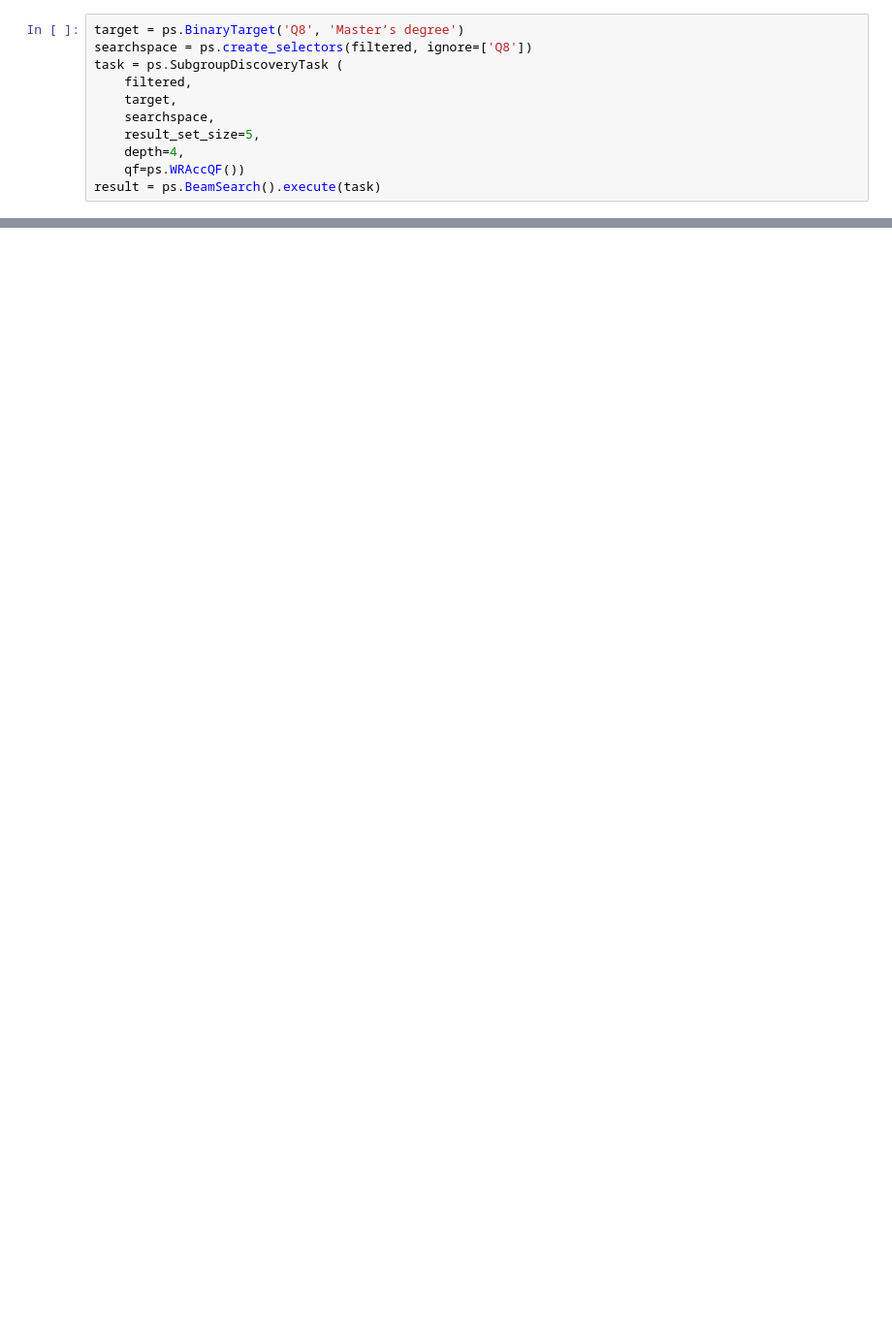
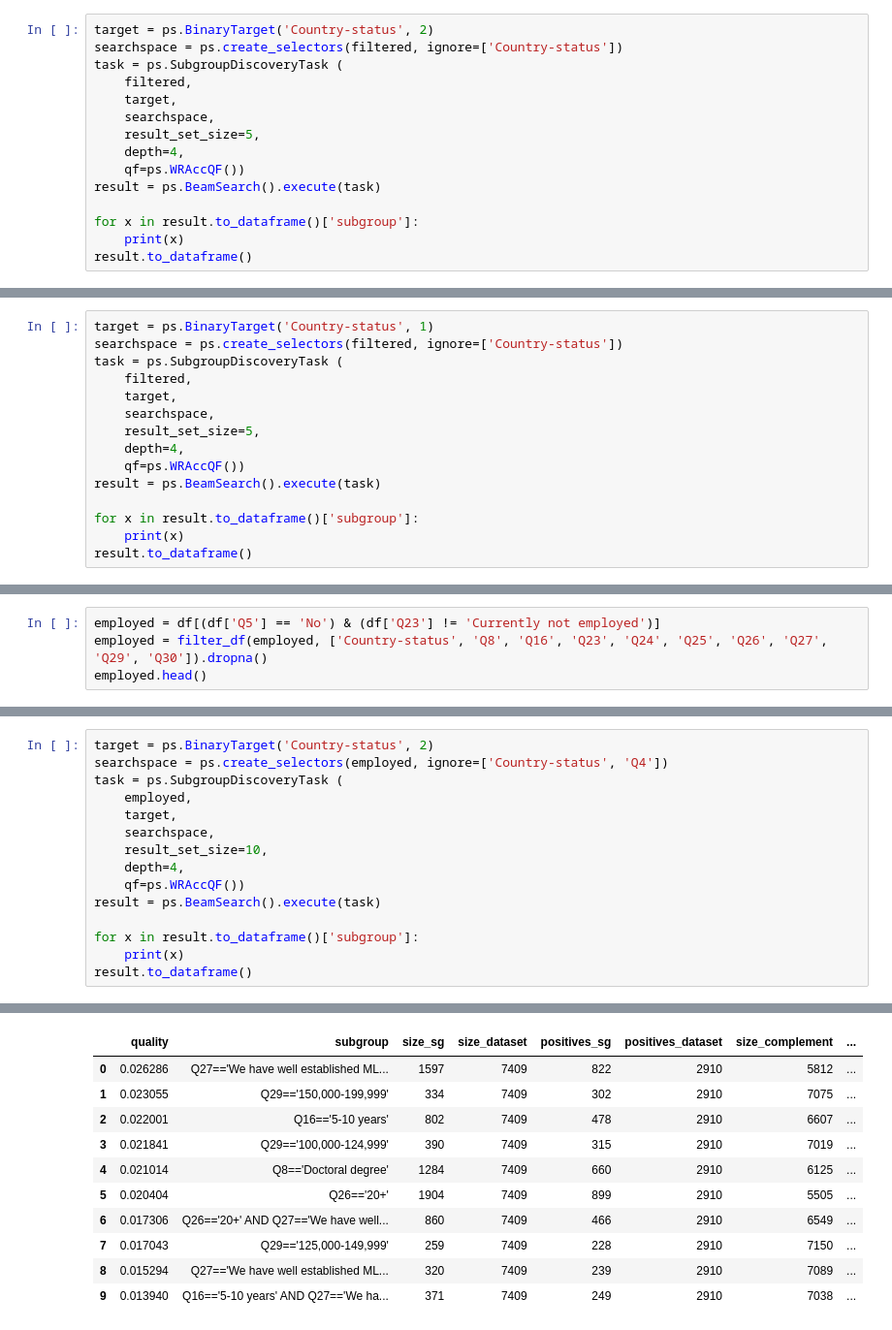
Before and after one commit to vlcfaria/kaggle-datamine, a Jupyter notebook: analysis.ipynb, the cells around one changed output, grey strips where cells are left out. Shown: that part at 97% size. Drawn from its saved outputs; the diff is of its cells as text; blank space fills up the shorter version.

```diff
--- a/analysis.ipynb
+++ b/analysis.ipynb
@@ -38,6 +84,6 @@ filtered.head()
 # %%
-target = ps.BinaryTarget('Q8', 'Master’s degree')
-searchspace = ps.create_selectors(filtered, ignore=['Q8'])
+target = ps.BinaryTarget('Country-status', 2)
+searchspace = ps.create_selectors(filtered, ignore=['Country-status'])
 task = ps.SubgroupDiscoveryTask (
     filtered,
     target,
@@ -46,3 +92,7 @@ task = ps.SubgroupDiscoveryTask (
     depth=4,
     qf=ps.WRAccQF())
 result = ps.BeamSearch().execute(task)
+
+for x in result.to_dataframe()['subgroup']:
+    print(x)
+result.to_dataframe()
@@ -57,0 +115,15 @@ result.to_dataframe()
+# %%
+target = ps.BinaryTarget('Country-status', 1)
+searchspace = ps.create_selectors(filtered, ignore=['Country-status'])
+task = ps.SubgroupDiscoveryTask (
+    filtered,
+    target,
+    searchspace,
+    result_set_size=5,
+    depth=4,
+    qf=ps.WRAccQF())
+result = ps.BeamSearch().execute(task)
+
+for x in result.to_dataframe()['subgroup']:
+    print(x)
+result.to_dataframe()
@@ -57,0 +146,4 @@ result.to_dataframe()
+# %%
+employed = df[(df['Q5'] == 'No') & (df['Q23'] != 'Currently not employed')]
+employed = filter_df(employed, ['Country-status', 'Q8', 'Q16', 'Q23', 'Q24', 'Q25', 'Q26', 'Q27', 'Q29', 'Q30']).dropna()
+employed.head()
@@ -57,0 +161,16 @@ result.to_dataframe()
+# %%
+target = ps.BinaryTarget('Country-status', 2)
+searchspace = ps.create_selectors(employed, ignore=['Country-status', 'Q4'])
+task = ps.SubgroupDiscoveryTask (
+    employed,
+    target,
+    searchspace,
+    result_set_size=10,
+    depth=4,
+    qf=ps.WRAccQF())
+result = ps.BeamSearch().execute(task)
+
+for x in result.to_dataframe()['subgroup']:
+    print(x)
+result.to_dataframe()
+# %% [output]
@@ -57,0 +187,11 @@ result.to_dataframe()
+|  | quality | subgroup | size_sg | size_dataset | positives_sg | positives_dataset | size_complement | ... |
+| 0 | 0.026286 | Q27=='We have well established ML... | 1597 | 7409 | 822 | 2910 | 5812 | ... |
+| 1 | 0.023055 | Q29=='150,000-199,999' | 334 | 7409 | 302 | 2910 | 7075 | ... |
+| 2 | 0.022001 | Q16=='5-10 years' | 802 | 7409 | 478 | 2910 | 6607 | ... |
+| 3 | 0.021841 | Q29=='100,000-124,999' | 390 | 7409 | 315 | 2910 | 7019 | ... |
+| 4 | 0.021014 | Q8=='Doctoral degree' | 1284 | 7409 | 660 | 2910 | 6125 | ... |
+| 5 | 0.020404 | Q26=='20+' | 1904 | 7409 | 899 | 2910 | 5505 | ... |
+| 6 | 0.017306 | Q26=='20+' AND Q27=='We have well... | 860 | 7409 | 466 | 2910 | 6549 | ... |
+| 7 | 0.017043 | Q29=='125,000-149,999' | 259 | 7409 | 228 | 2910 | 7150 | ... |
+| 8 | 0.015294 | Q27=='We have well established ML... | 320 | 7409 | 239 | 2910 | 7089 | ... |
+| 9 | 0.013940 | Q16=='5-10 years' AND Q27=='We ha... | 371 | 7409 | 249 | 2910 | 7038 | ... |
```
Also changed, not shown: parts of 17 cells of this notebook, 3 other files.
